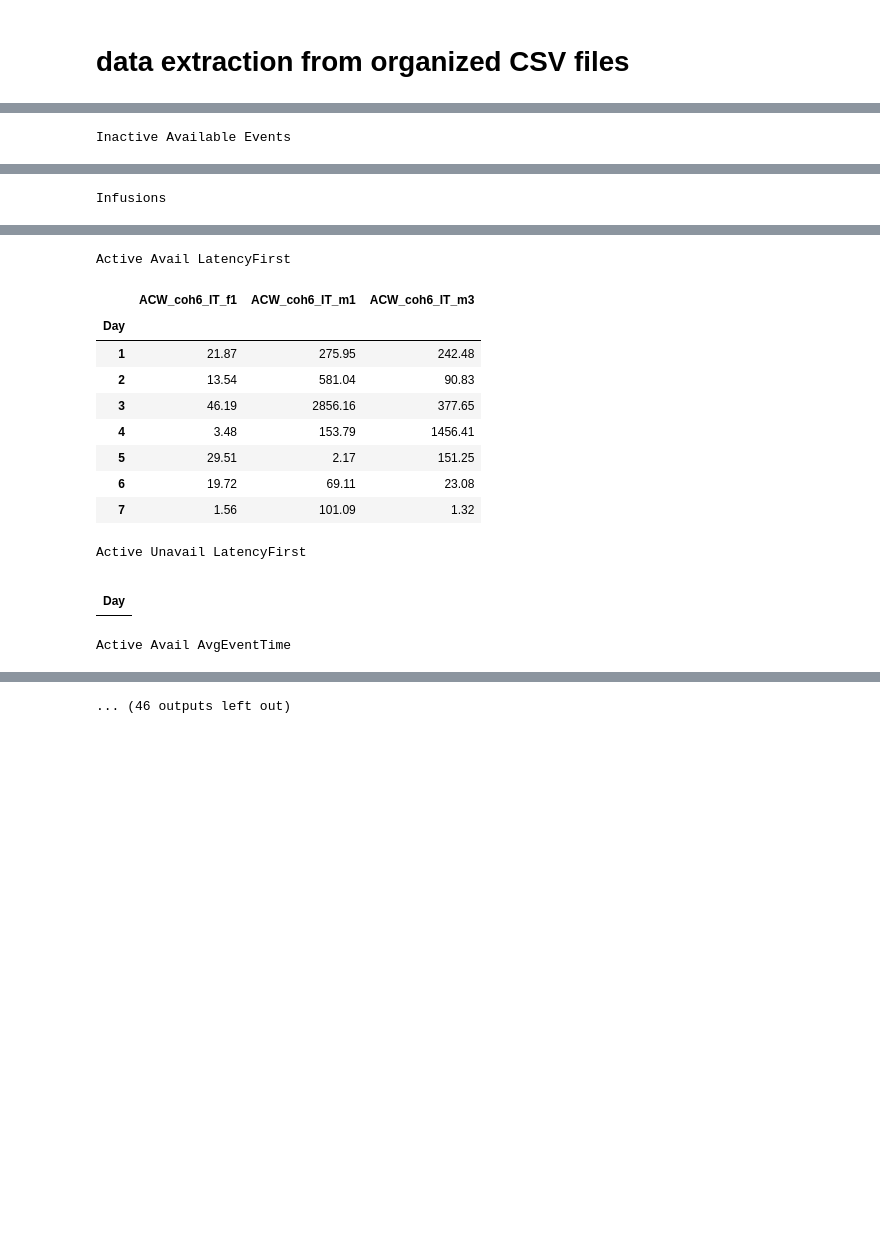
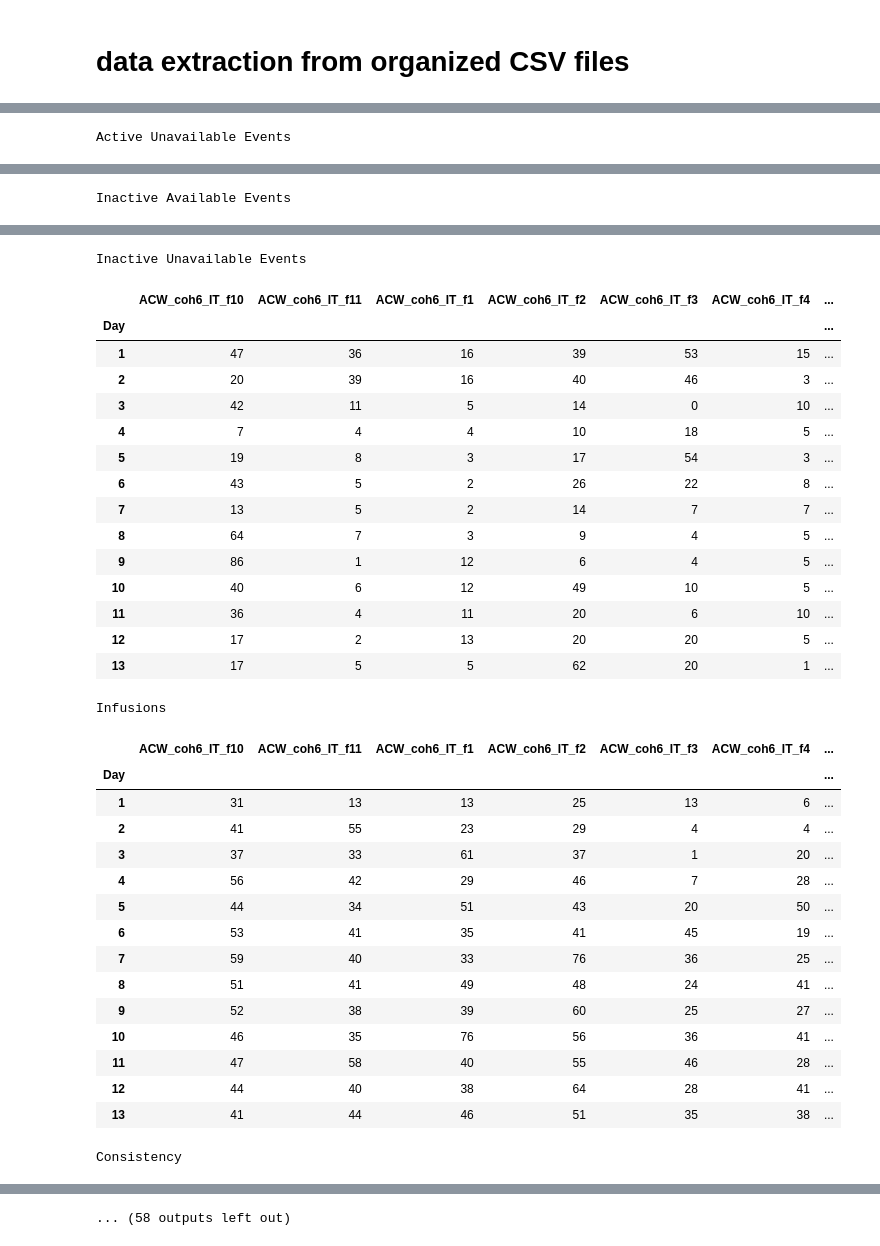
Before and after one commit to acwhitebirch/Whitebirch_python, a Jupyter notebook: SA_analysis_ACW.ipynb, the cells around one changed output, grey strips where cells are left out. Saved outputs shown, nothing was run; the diff lists cells and outputs as text; code cells hidden in the pictures; blank space fills up the shorter version.

Commit message:
behavior analysis

```diff
--- a/SA_analysis_ACW.ipynb
+++ b/SA_analysis_ACW.ipynb
@@ -2461,7 +2462,7 @@ def extract_event_metrics(base_folder, bin_mode='last', final_n_days=3, specific
 
 
 dfs = extract_event_metrics(
-    base_folder=r"D:\ACW\behavior\cohort_6_101226\training",
+    base_folder=r"/Users/awhitebirch/Desktop/Ferguson_Lab/behavior/cohort_6_101226/IntA_SA",
     bin_mode='average',   # 'average', 'day', or  'last' depending on the objective for the endpoint bin data. First day is collected regardless.
     final_n_days=3,       # used only if bin_mode is 'average'
     specific_day=6        # used only if bin mode is 'day'
@@ -2556 +2563 @@ Active Available Events
-Inactive Available Events
+Active Unavailable Events
@@ -2566 +2579 @@ Inactive Available Events
-Infusions
+Inactive Available Events
@@ -2576,14 +2595,33 @@ Infusions
-Active Avail LatencyFirst
+Inactive Unavailable Events
-|  | ACW_coh6_IT_f1 | ACW_coh6_IT_m1 | ACW_coh6_IT_m3 |
-| Day |  |  |  |
-| 1 | 21.87 | 275.95 | 242.48 |
-| 2 | 13.54 | 581.04 | 90.83 |
-| 3 | 46.19 | 2856.16 | 377.65 |
-| 4 | 3.48 | 153.79 | 1456.41 |
-| 5 | 29.51 | 2.17 | 151.25 |
-| 6 | 19.72 | 69.11 | 23.08 |
-| 7 | 1.56 | 101.09 | 1.32 |
+|  | ACW_coh6_IT_f10 | ACW_coh6_IT_f11 | ACW_coh6_IT_f1 | ACW_coh6_IT_f2 | ACW_coh6_IT_f3 | ACW_coh6_IT_f4 | ... |
+| Day |  |  |  |  |  |  | ... |
+| 1 | 47 | 36 | 16 | 39 | 53 | 15 | ... |
+| 2 | 20 | 39 | 16 | 40 | 46 | 3 | ... |
+| 3 | 42 | 11 | 5 | 14 | 0 | 10 | ... |
+| 4 | 7 | 4 | 4 | 10 | 18 | 5 | ... |
+| 5 | 19 | 8 | 3 | 17 | 54 | 3 | ... |
+| 6 | 43 | 5 | 2 | 26 | 22 | 8 | ... |
+| 7 | 13 | 5 | 2 | 14 | 7 | 7 | ... |
+| 8 | 64 | 7 | 3 | 9 | 4 | 5 | ... |
+| 9 | 86 | 1 | 12 | 6 | 4 | 5 | ... |
+| 10 | 40 | 6 | 12 | 49 | 10 | 5 | ... |
+| 11 | 36 | 4 | 11 | 20 | 6 | 10 | ... |
+| 12 | 17 | 2 | 13 | 20 | 20 | 5 | ... |
+| 13 | 17 | 5 | 5 | 62 | 20 | 1 | ... |
-Active Unavail LatencyFirst
+Infusions
-|  |
-| Day |
+|  | ACW_coh6_IT_f10 | ACW_coh6_IT_f11 | ACW_coh6_IT_f1 | ACW_coh6_IT_f2 | ACW_coh6_IT_f3 | ACW_coh6_IT_f4 | ... |
+| Day |  |  |  |  |  |  | ... |
+| 1 | 31 | 13 | 13 | 25 | 13 | 6 | ... |
+| 2 | 41 | 55 | 23 | 29 | 4 | 4 | ... |
+| 3 | 37 | 33 | 61 | 37 | 1 | 20 | ... |
+| 4 | 56 | 42 | 29 | 46 | 7 | 28 | ... |
+| 5 | 44 | 34 | 51 | 43 | 20 | 50 | ... |
+| 6 | 53 | 41 | 35 | 41 | 45 | 19 | ... |
+| 7 | 59 | 40 | 33 | 76 | 36 | 25 | ... |
+| 8 | 51 | 41 | 49 | 48 | 24 | 41 | ... |
+| 9 | 52 | 38 | 39 | 60 | 25 | 27 | ... |
+| 10 | 46 | 35 | 76 | 56 | 36 | 41 | ... |
+| 11 | 47 | 58 | 40 | 55 | 46 | 28 | ... |
+| 12 | 44 | 40 | 38 | 64 | 28 | 41 | ... |
+| 13 | 41 | 44 | 46 | 51 | 35 | 38 | ... |
-Active Avail AvgEventTime
+Consistency
@@ -2599 +2643 @@ Active Avail AvgEventTime
-... (46 outputs left out)
+... (58 outputs left out)
```
Also changed, not shown: parts of 3 cells of this notebook.
